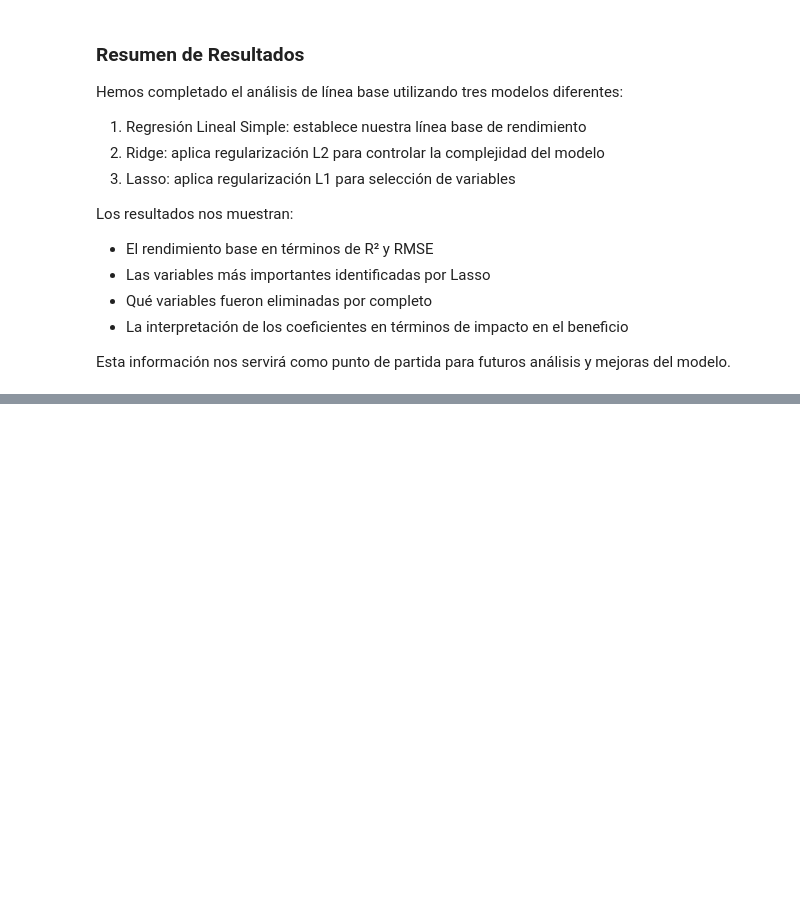
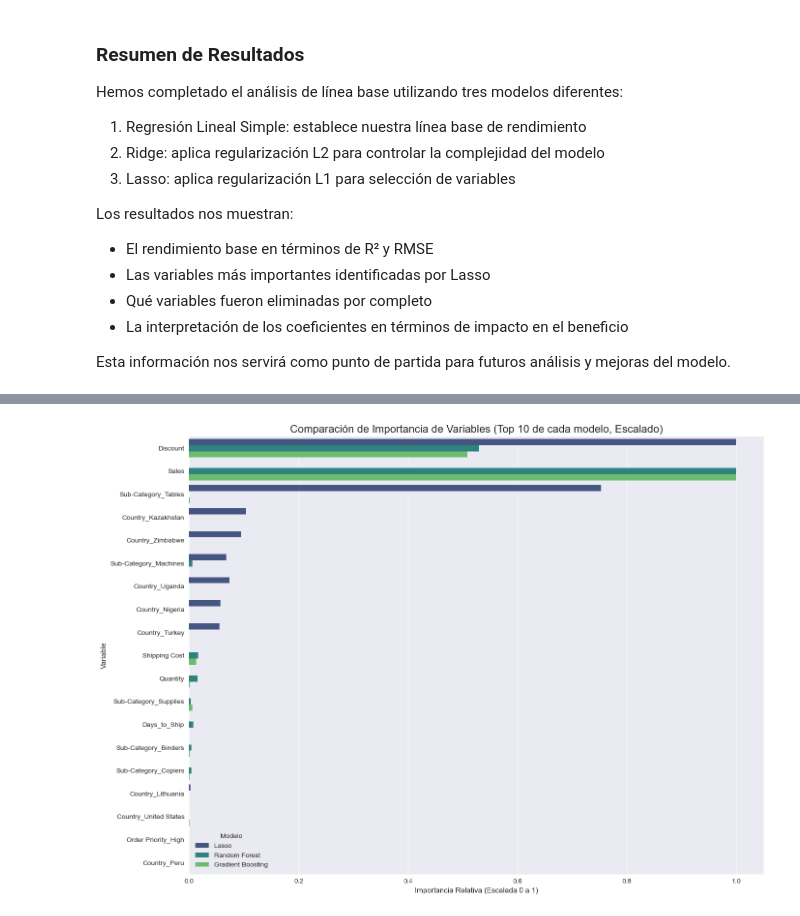
Before and after one commit to thisisrober/real-prediction-regression-global-super-store, a Jupyter notebook: notebook.ipynb, the cells around one changed output, grey strips where cells are left out. Saved outputs shown, nothing was run; the diff lists cells and outputs as text; code cells hidden in the pictures; blank space fills up the shorter version.

```diff
--- a/notebook.ipynb
+++ b/notebook.ipynb
@@ -304,0 +530,14 @@ Esta información nos servirá como punto de partida para futuros análisis y me
+# %%
+rf = RandomForestRegressor(random_state=42, n_jobs = -1)
+inicio = time.time()
+rf.fit(X_train, y_train)
+fin = time.time()
+
+y_pred = rf.predict(X_test)
+forest_rmse = np.sqrt(mean_squared_error(y_test, y_pred))
+forest_r2 = r2_score(y_test, y_pred)
+tiempo = fin - inicio
+
+print(f"Random Forest RMSE: {forest_rmse:.2f}")
+print(f"Random Forest R2: {forest_r2:.2f}")
+print(f"Tiempo de entrenamiento y predicción: {tiempo:.2f} segundos")
@@ -304,0 +903,74 @@ Esta información nos servirá como punto de partida para futuros análisis y me
+# %%
+feature_names = X_train.columns
+
+# Lasso
+coef_df = pd.DataFrame({'Feature': feature_names, 'Coefficient': best_lasso.coef_})
+coef_df['Abs_Coefficient'] = abs(coef_df['Coefficient'])
+coef_df_sorted = coef_df.sort_values('Abs_Coefficient', ascending=False).head(10)
+
+# Random Forest
+importances_rf = best_rf.feature_importances_
+feat_importance_rf = pd.DataFrame({
+    'Feature': feature_names,
+    'Importance': importances_rf
+}).sort_values(by='Importance', ascending=False).head(10)
+
+# Gradient Boosting
+importances_gb = best_gb.feature_importances_
+feature_importance_gb = pd.DataFrame({
+    'Feature': feature_names,
+    'Importance': importances_gb
+}).sort_values(by='Importance', ascending=False).head(10)
+
+
+# --- 2. Escalar y Combinar los Datos ---
+scaler = MinMaxScaler()
+
+# Preparar Lasso
+df_lasso_scaled = coef_df_sorted.copy()
+# Escalamos usando la columna 'Abs_Coefficient'
+df_lasso_scaled['Scaled_Importance'] = scaler.fit_transform(df_lasso_scaled[['Abs_Coefficient']])
+df_lasso_scaled['Model'] = 'Lasso'
+
+# Preparar Random Forest
+df_rf_scaled = feat_importance_rf.copy()
+# Escalamos usando la columna 'Importance'
+df_rf_scaled['Scaled_Importance'] = scaler.fit_transform(df_rf_scaled[['Importance']])
+df_rf_scaled['Model'] = 'Random Forest'
+
+# Preparar Gradient Boosting
+df_gb_scaled = feature_importance_gb.copy()
+# Escalamos usando la columna 'Importance'
+df_gb_scaled['Scaled_Importance'] = scaler.fit_transform(df_gb_scaled[['Importance']])
+df_gb_scaled['Model'] = 'Gradient Boosting'
+
+# Combinar los 3 dataframes
+df_combined = pd.concat([
+    df_lasso_scaled[['Feature', 'Scaled_Importance', 'Model']],
+    df_rf_scaled[['Feature', 'Scaled_Importance', 'Model']],
+    df_gb_scaled[['Feature', 'Scaled_Importance', 'Model']]
+])
+
+# --- 3. Graficar todo junto ---
+
+# Ordenar las 'Features' (variables) por su importancia total
+# Esto agrupa las variables más importantes arriba
+order = df_combined.groupby('Feature')['Scaled_Importance'].sum().sort_values(ascending=False).index
+
+plt.figure(figsize=(14, 10))
+sns.barplot(
+    data=df_combined,
+    x='Scaled_Importance',
+    y='Feature',
+    hue='Model',
+    palette='viridis',
+    order=order
+)
+plt.title('Comparación de Importancia de Variables (Top 10 de cada modelo, Escalado)', fontsize=16)
+plt.xlabel('Importancia Relativa (Escalada 0 a 1)')
+plt.ylabel('Variable')
+plt.legend(title='Modelo')
+plt.tight_layout()
+plt.show()
+# %% [output]
+[figure, added]
```
Also changed, not shown: parts of 44 cells of this notebook, 2 other files.
